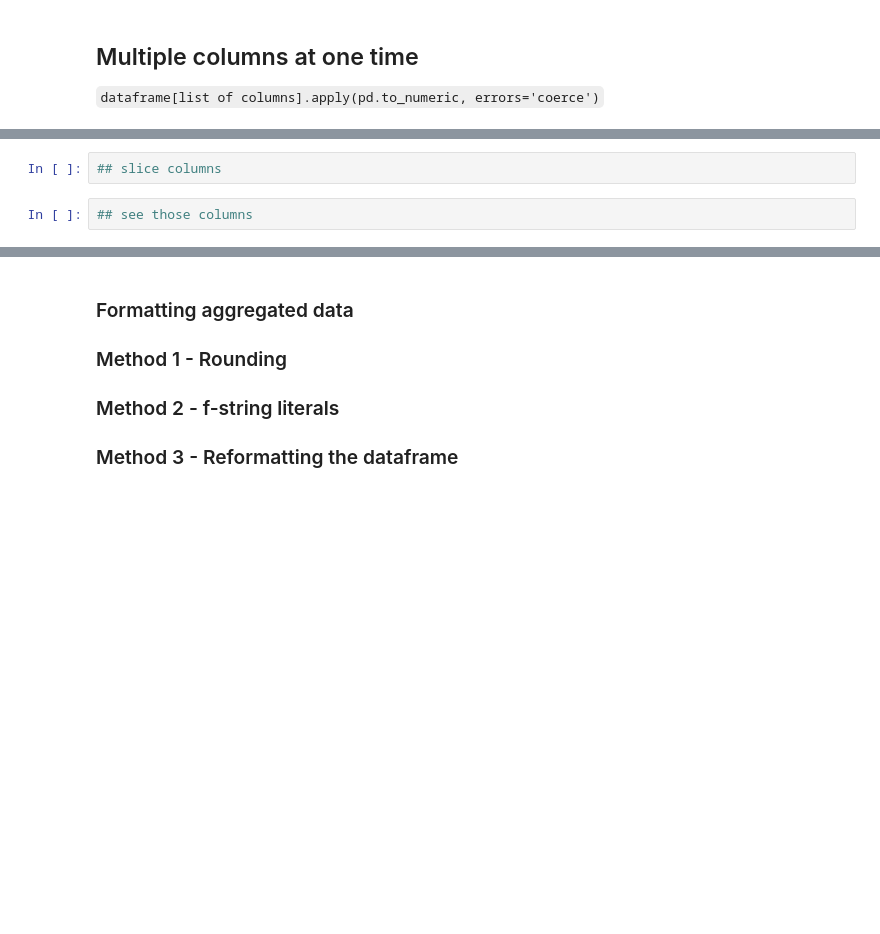
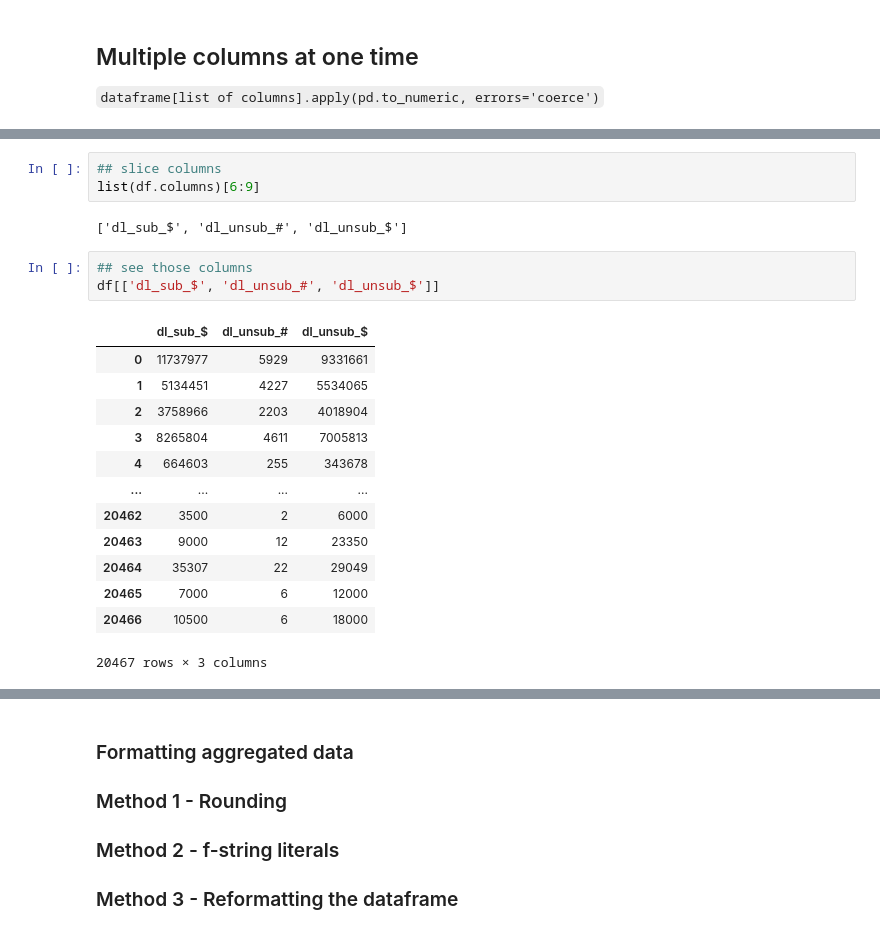
Before and after one commit to arubybonilla/2023-spring-data-journalism, a Jupyter notebook: wk06-foundational-analysis-demo.ipynb, the cells around one changed output, grey strips where cells are left out. Saved outputs shown, nothing was run; the diff lists cells and outputs as text; blank space fills up the shorter version.

```diff
--- a/wk06-foundational-analysis-demo.ipynb
+++ b/wk06-foundational-analysis-demo.ipynb
@@ -103,4 +169,22 @@ dfx.describe()
 # %%
 ## slice columns
+list(df.columns)[6:9]
+# %% [output]
+['dl_sub_$', 'dl_unsub_#', 'dl_unsub_$']
 # %%
 ## see those columns
+df[['dl_sub_$', 'dl_unsub_#', 'dl_unsub_$']]
+# %% [output]
+|  | dl_sub_$ | dl_unsub_# | dl_unsub_$ |
+| 0 | 11737977 | 5929 | 9331661 |
+| 1 | 5134451 | 4227 | 5534065 |
+| 2 | 3758966 | 2203 | 4018904 |
+| 3 | 8265804 | 4611 | 7005813 |
+| 4 | 664603 | 255 | 343678 |
+| ... | ... | ... | ... |
+| 20462 | 3500 | 2 | 6000 |
+| 20463 | 9000 | 12 | 23350 |
+| 20464 | 35307 | 22 | 29049 |
+| 20465 | 7000 | 6 | 12000 |
+| 20466 | 10500 | 6 | 18000 |
+20467 rows × 3 columns
```
Also changed, not shown: parts of 14 cells of this notebook.
